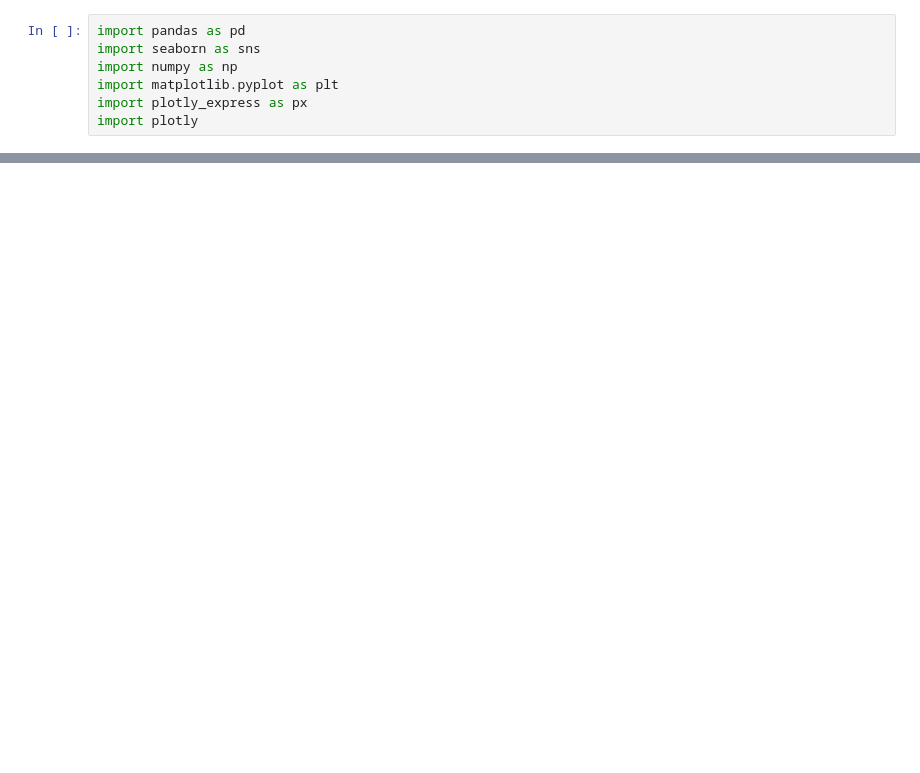
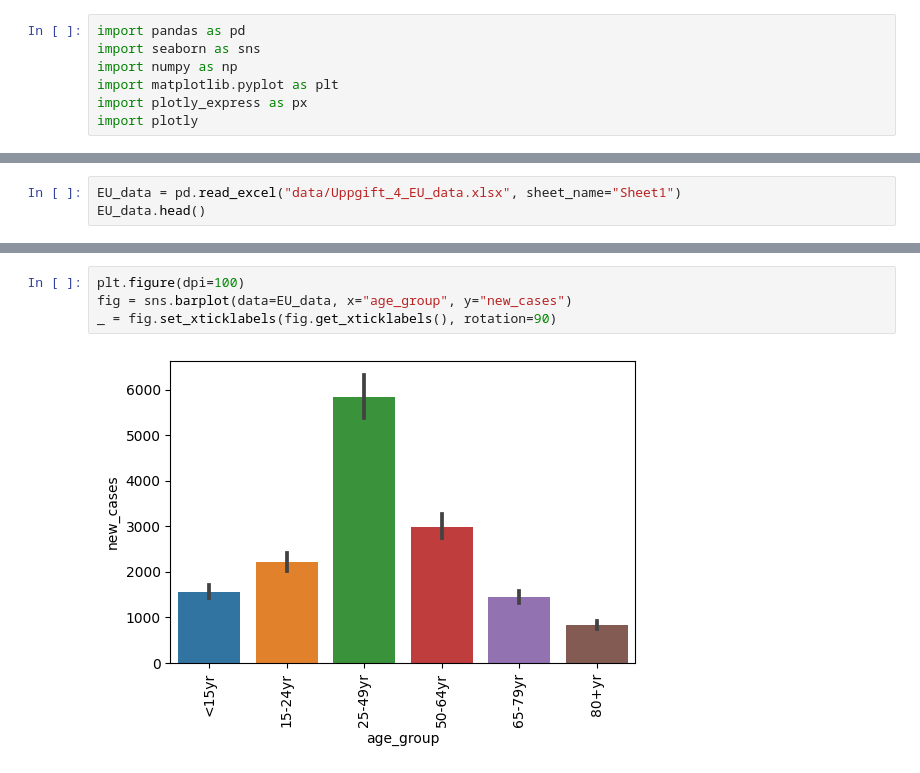
Before and after one commit to AmalDerbali/Databehandling_AmalDerbali, a Jupyter notebook: Lab/Covid_labb.ipynb, the cells around one changed output, grey strips where cells are left out. Cells and saved outputs as stored; diff of their text form; blank space fills up the shorter version.

Commit message:
add data for upp4 and work on it

```diff
--- a/Lab/Covid_labb.ipynb
+++ b/Lab/Covid_labb.ipynb
@@ -639,0 +647,3 @@ fig.show()
+# %%
+EU_data = pd.read_excel("data/Uppgift_4_EU_data.xlsx", sheet_name="Sheet1")
+EU_data.head()
@@ -639,0 +715,6 @@ fig.show()
+# %%
+plt.figure(dpi=100)
+fig = sns.barplot(data=EU_data, x="age_group", y="new_cases")
+_ = fig.set_xticklabels(fig.get_xticklabels(), rotation=90)
+# %% [output]
+[figure, added]
```
Also changed, not shown: parts of 11 cells of this notebook, 1 other file.
